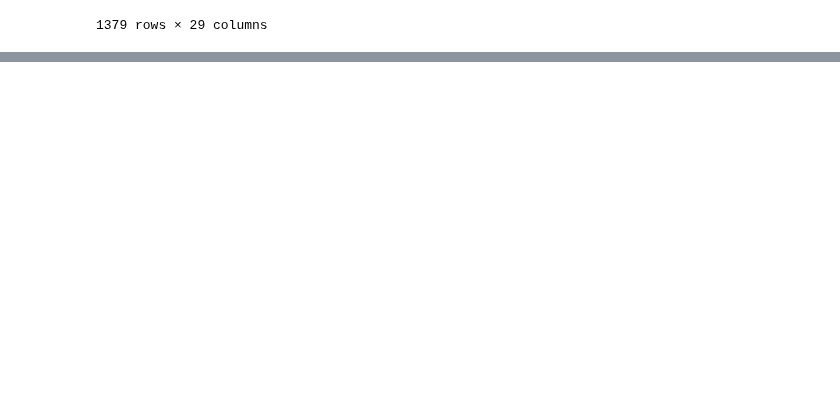
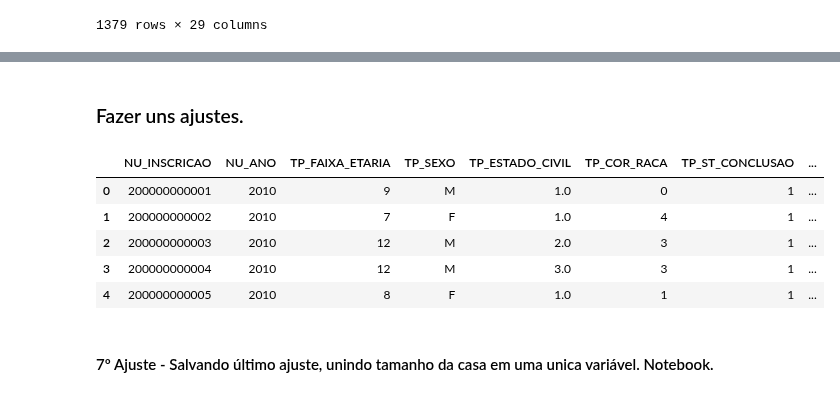
Before and after one commit to Bruno-Santana-Eco/Analise-de-Dados-ENEM, a Jupyter notebook: DataPrep1.ipynb, the cells around one changed output, grey strips where cells are left out. Drawn from its saved outputs; the diff is of its cells as text; code cells hidden in the pictures; blank space fills up the shorter version.

Commit message:
Familia

```diff
--- a/DataPrep1.ipynb
+++ b/DataPrep1.ipynb
@@ -1260,0 +1272,40 @@ geral10.head()
+# %% [markdown]
+### Fazer uns ajustes.
+# %%
+def criar_familia(row):
+    if row['NU_ANO'] == 2011:
+        return row['Q001']
+    elif row['NU_ANO'] == 2012:
+        return row['Q004']
+    elif row['NU_ANO'] == 2013:
+        return row['Q004']
+    elif row['NU_ANO'] == 2014:
+        return row['Q004']
+    elif row['NU_ANO'] == 2015:
+        return row['Q005']
+    elif row['NU_ANO'] == 2016:
+        return row['Q005']
+    elif row['NU_ANO'] == 2017:
+        return row['Q005']
+    elif row['NU_ANO'] == 2018:
+        return row['Q005']
+    elif row['NU_ANO'] == 2019:
+        return row['Q005']
+    elif row['NU_ANO'] == 2020:
+        return row['Q005']
+    elif row['NU_ANO'] == 2021:
+        return row['Q005']
+    elif row['NU_ANO'] == 2022:
+        return row['Q005']
+# %%
+df_enem['FAMILIA'] = df_enem.apply(criar_familia, axis=1)
+df_enem.head()
+# %% [output]
+|  | NU_INSCRICAO | NU_ANO | TP_FAIXA_ETARIA | TP_SEXO | TP_ESTADO_CIVIL | TP_COR_RACA | TP_ST_CONCLUSAO | ... |
+| 0 | 200000000001 | 2010 | 9 | M | 1.0 | 0 | 1 | ... |
+| 1 | 200000000002 | 2010 | 7 | F | 1.0 | 4 | 1 | ... |
+| 2 | 200000000003 | 2010 | 12 | M | 2.0 | 3 | 1 | ... |
+| 3 | 200000000004 | 2010 | 12 | M | 3.0 | 3 | 1 | ... |
+| 4 | 200000000005 | 2010 | 8 | F | 1.0 | 1 | 1 | ... |
+# %% [markdown]
+#### 7º Ajuste - Salvando último ajuste, unindo tamanho da casa em uma unica variável. Notebook.
```
Also changed, not shown: parts of 11 cells of this notebook, 3 other files.
